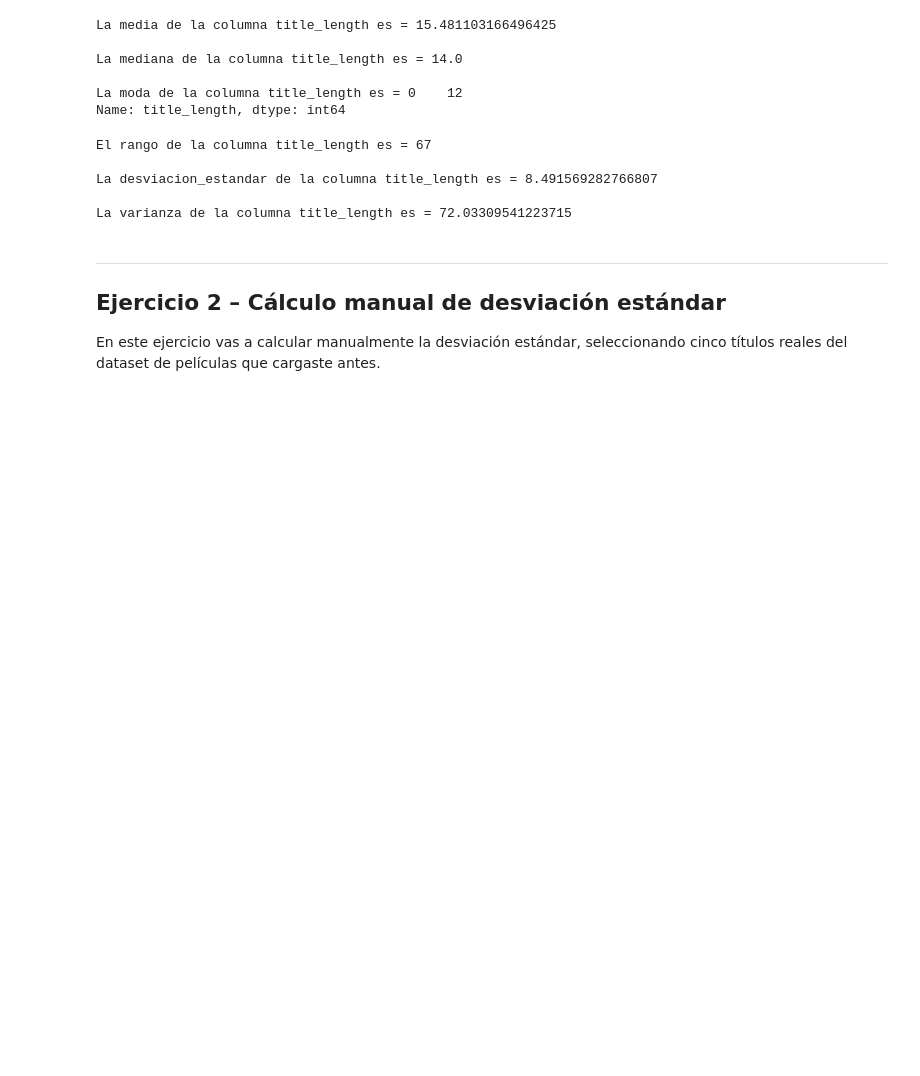
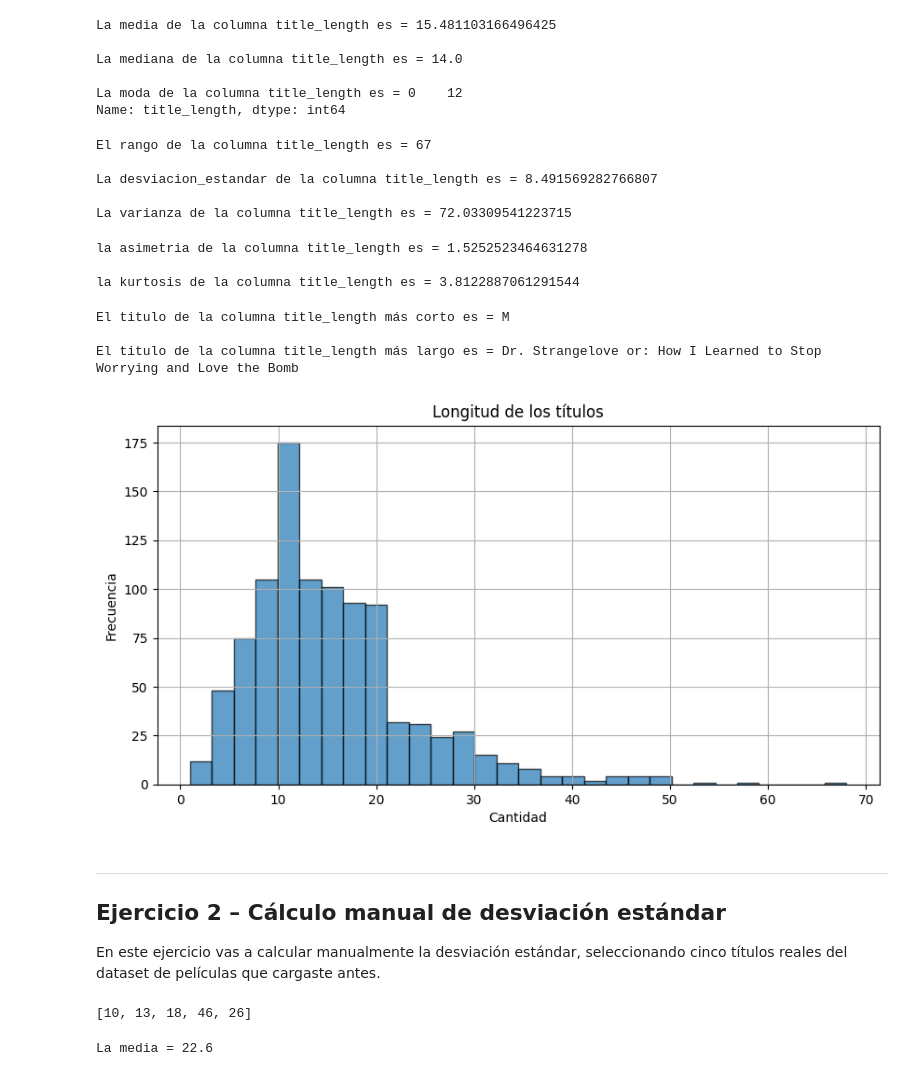
Before and after one commit to 4GeeksAcademy/Yajaidy-descriptive-statistics-exercises-project-with-python, a Jupyter notebook: notebook/problems.es.ipynb, the cells around one changed output. Cells and saved outputs as stored; diff of their text form; code cells hidden in the pictures; blank space fills up the shorter version.

```diff
--- a/notebook/problems.es.ipynb
+++ b/notebook/problems.es.ipynb
@@ -114,11 +113,81 @@ La desviacion_estandar de la columna title_length es = 8.491569282766807
 
 La varianza de la columna title_length es = 72.03309541223715
 # %%
+import pandas as pd
+import numpy as np
+import matplotlib.pyplot as plt
+from scipy.stats import skew, kurtosis, mode
+
+url = "../assets/imdb_1000.csv"
+df = pd.read_csv(url)
+
+df['title_length'] = df['title'].apply(len)
+
+#filtro columna 'title_length'
+
+title_length= df['title_length']
+
 # Calcula asimetría y curtosis de la columna 'title_length'
+
+print(f'la asimetria de la columna title_length es = {title_length.skew()}')
+print(f'\nla kurtosis de la columna title_length es = {title_length.kurt()}')
+# %% [output]
+la asimetria de la columna title_length es = 1.5252523464631278
+
+la kurtosis de la columna title_length es = 3.8122887061291544
 # %%
+import pandas as pd
+import numpy as np
+import matplotlib.pyplot as plt
+from scipy.stats import skew, kurtosis, mode
+
+url = "../assets/imdb_1000.csv"
+df = pd.read_csv(url)
+
+df['title_length'] = df['title'].apply(len)
+
+#filtro columna 'title_length'
+
+title_length= df['title_length']
+
 # Imprime el título más corto y el título más largo según su longitud
+
+titulo_corto= df.loc[df['title_length'].idxmin(), 'title']
+
+titulo_largo= df.loc[df['title_length'].idxmax(), 'title']
+
+print(f'El titulo de la columna title_length más corto es = {titulo_corto}')
+print(f'\nEl titulo de la columna title_length más largo es = {titulo_largo}')
+# %% [output]
+El titulo de la columna title_length más corto es = M
+
+El titulo de la columna title_length más largo es = Dr. Strangelove or: How I Learned to Stop Worrying and Love the Bomb
 # %%
+import pandas as pd
+import numpy as np
+import matplotlib.pyplot as plt
+from scipy.stats import skew, kurtosis, mode
+
+url = "../assets/imdb_1000.csv"
+df = pd.read_csv(url)
+
+df['title_length'] = df['title'].apply(len)
+
+#filtro columna 'title_length'
+
+title_length= df['title_length']
+
 # grafica tus resultados
+
+plt.figure(figsize=(10, 5))
+plt.hist(title_length, bins=30, edgecolor='black', alpha=0.7)
+plt.title("Longitud de los títulos")
+plt.xlabel("Cantidad")
+plt.ylabel("Frecuencia")
+plt.grid(True)
+plt.show()
+# %% [output]
+[figure, added]
 # %% [markdown]
 ---
 
@@ -127,7 +196,17 @@ La varianza de la columna title_length es = 72.03309541223715
 En este ejercicio vas a calcular manualmente la desviación estándar, seleccionando cinco títulos reales del dataset de películas que cargaste antes.
 # %%
 # Crea una lista con 5 valores reales de df['title_length'], por ejemplo: [10, 13, 14, 18, 22]
+
+lista_title_length_5= title_length.iloc[[18,30,54,12,45]].tolist()
+print(lista_title_length_5)
+# %% [output]
+[10, 13, 18, 46, 26]
 # %%
 # Calcula la media de los 5 valores
+
+media_title_length_5= sum(lista_title_length_5)/len(lista_title_length_5)
+print('La media =',media_title_length_5)
+# %% [output]
+La media = 22.6
 # %%
 # Calcula las diferencias al cuadrado con respecto a la media
```
Also changed, not shown: parts of 3 cells of this notebook, 1 other file.
